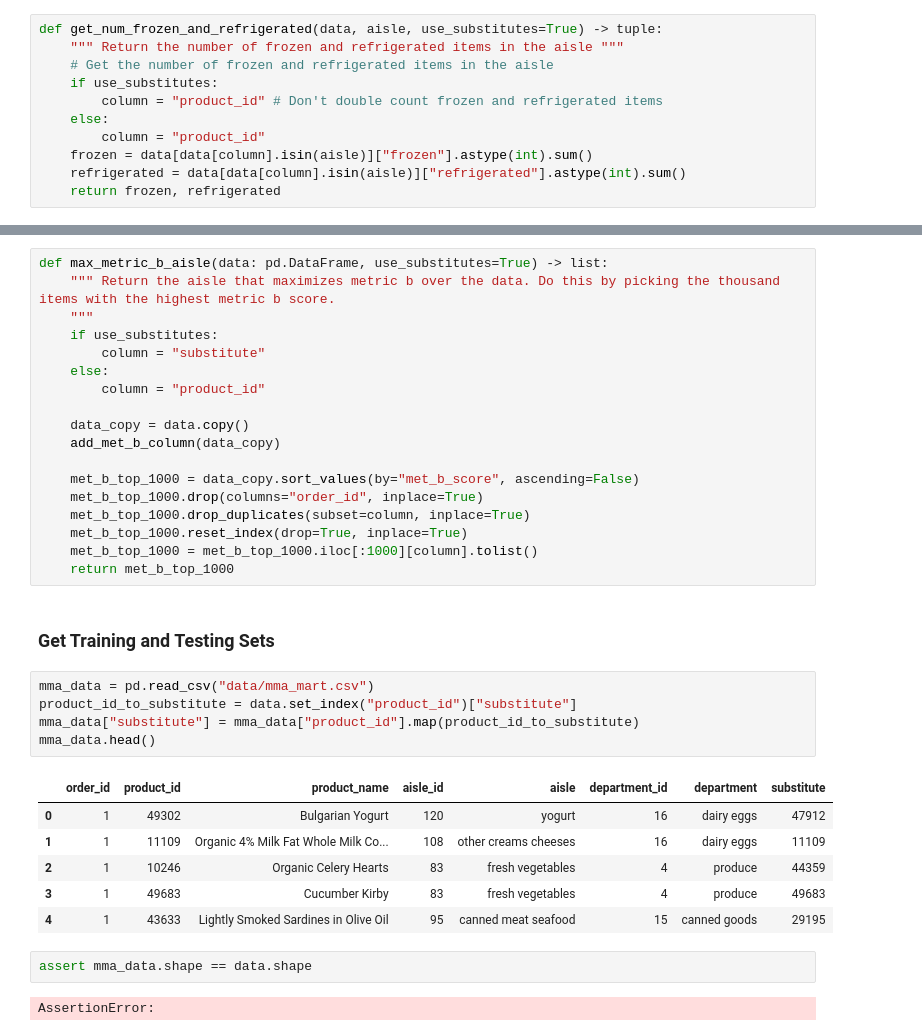
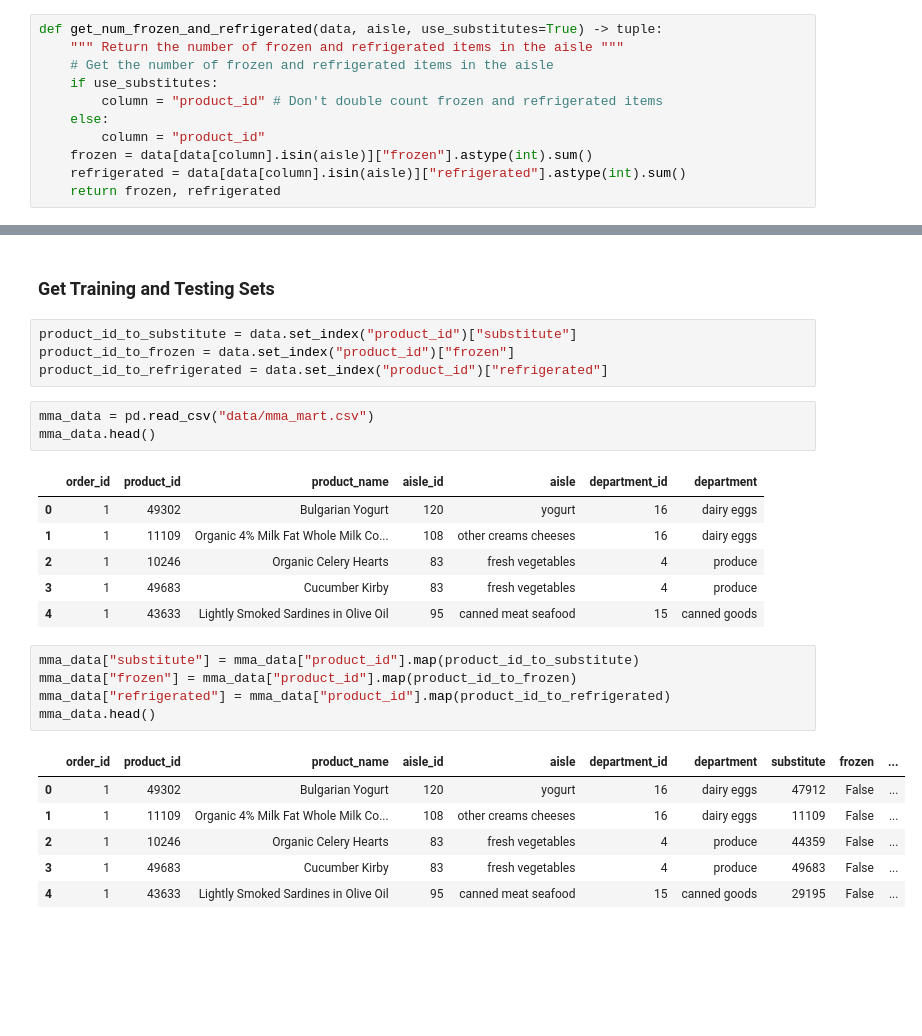
Before and after one commit to xubosen/rotman_mma_datathon_team_2, a Jupyter notebook: Analysis/picking_top_1000.ipynb, the cells around one changed output, grey strips where cells are left out. Cells and saved outputs as stored; diff of their text form; blank space fills up the shorter version.

Commit message:
- finished debugging picking_top_1000.ipynb

```diff
--- a/Analysis/picking_top_1000.ipynb
+++ b/Analysis/picking_top_1000.ipynb
@@ -338,39 +283,31 @@ def _get_top_product(data: pd.DataFrame, use_substitutes=True) -> list:
-# %%
-def max_metric_b_aisle(data: pd.DataFrame, use_substitutes=True) -> list:
-    """ Return the aisle that maximizes metric b over the data. Do this by picking the thousand items with the highest metric b score.
-    """
-    if use_substitutes:
-        column = "substitute"
-    else:
-        column = "product_id"
-
-    data_copy = data.copy()
-    add_met_b_column(data_copy)
-
-    met_b_top_1000 = data_copy.sort_values(by="met_b_score", ascending=False)
-    met_b_top_1000.drop(columns="order_id", inplace=True)
-    met_b_top_1000.drop_duplicates(subset=column, inplace=True)
-    met_b_top_1000.reset_index(drop=True, inplace=True)
-    met_b_top_1000 = met_b_top_1000.iloc[:1000][column].tolist()
-    return met_b_top_1000
 # %% [markdown]
 ### Get Training and Testing Sets
+# %%
+product_id_to_substitute = data.set_index("product_id")["substitute"]
+product_id_to_frozen = data.set_index("product_id")["frozen"]
+product_id_to_refrigerated = data.set_index("product_id")["refrigerated"]
 # %%
 mma_data = pd.read_csv("data/mma_mart.csv")
-product_id_to_substitute = data.set_index("product_id")["substitute"]
-mma_data["substitute"] = mma_data["product_id"].map(product_id_to_substitute)
 mma_data.head()
 # %% [output]
-|  | order_id | product_id | product_name | aisle_id | aisle | department_id | department | substitute |
-| 0 | 1 | 49302 | Bulgarian Yogurt | 120 | yogurt | 16 | dairy eggs | 47912 |
-| 1 | 1 | 11109 | Organic 4% Milk Fat Whole Milk Co... | 108 | other creams cheeses | 16 | dairy eggs | 11109 |
-| 2 | 1 | 10246 | Organic Celery Hearts | 83 | fresh vegetables | 4 | produce | 44359 |
-| 3 | 1 | 49683 | Cucumber Kirby | 83 | fresh vegetables | 4 | produce | 49683 |
-| 4 | 1 | 43633 | Lightly Smoked Sardines in Olive Oil | 95 | canned meat seafood | 15 | canned goods | 29195 |
+|  | order_id | product_id | product_name | aisle_id | aisle | department_id | department |
+| 0 | 1 | 49302 | Bulgarian Yogurt | 120 | yogurt | 16 | dairy eggs |
+| 1 | 1 | 11109 | Organic 4% Milk Fat Whole Milk Co... | 108 | other creams cheeses | 16 | dairy eggs |
+| 2 | 1 | 10246 | Organic Celery Hearts | 83 | fresh vegetables | 4 | produce |
+| 3 | 1 | 49683 | Cucumber Kirby | 83 | fresh vegetables | 4 | produce |
+| 4 | 1 | 43633 | Lightly Smoked Sardines in Olive Oil | 95 | canned meat seafood | 15 | canned goods |
-# %%
-assert mma_data.shape == data.shape
-# %% [output]
-AssertionError:
+# %%
+mma_data["substitute"] = mma_data["product_id"].map(product_id_to_substitute)
+mma_data["frozen"] = mma_data["product_id"].map(product_id_to_frozen)
+mma_data["refrigerated"] = mma_data["product_id"].map(product_id_to_refrigerated)
+mma_data.head()
+# %% [output]
+|  | order_id | product_id | product_name | aisle_id | aisle | department_id | department | substitute | frozen | ... |
+| 0 | 1 | 49302 | Bulgarian Yogurt | 120 | yogurt | 16 | dairy eggs | 47912 | False | ... |
+| 1 | 1 | 11109 | Organic 4% Milk Fat Whole Milk Co... | 108 | other creams cheeses | 16 | dairy eggs | 11109 | False | ... |
+| 2 | 1 | 10246 | Organic Celery Hearts | 83 | fresh vegetables | 4 | produce | 44359 | False | ... |
+| 3 | 1 | 49683 | Cucumber Kirby | 83 | fresh vegetables | 4 | produce | 49683 | False | ... |
+| 4 | 1 | 43633 | Lightly Smoked Sardines in Olive Oil | 95 | canned meat seafood | 15 | canned goods | 29195 | False | ... |
 # %%
 TRAIN_TEST_SEED = 42 # Specify random state 42 for reproducibility.
 TEST_SIZE = 0.2 # Use 20% of the data for testing.
```
Also changed, not shown: parts of 27 cells of this notebook.
